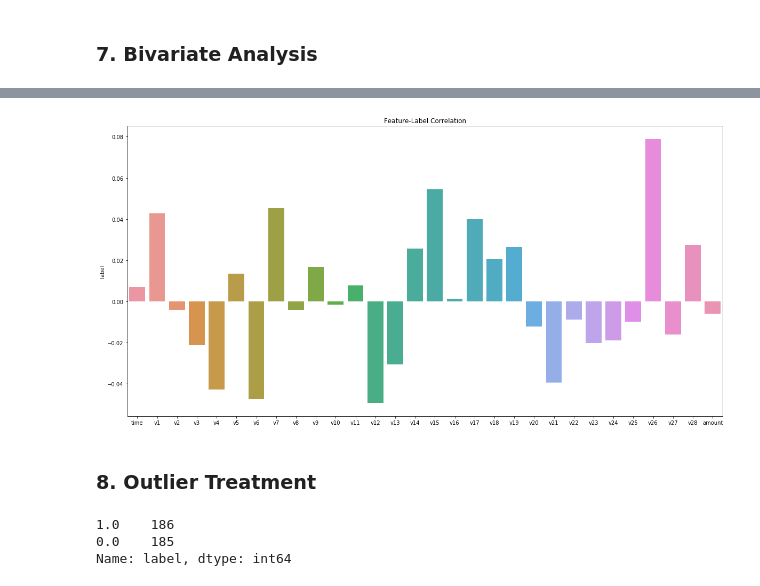
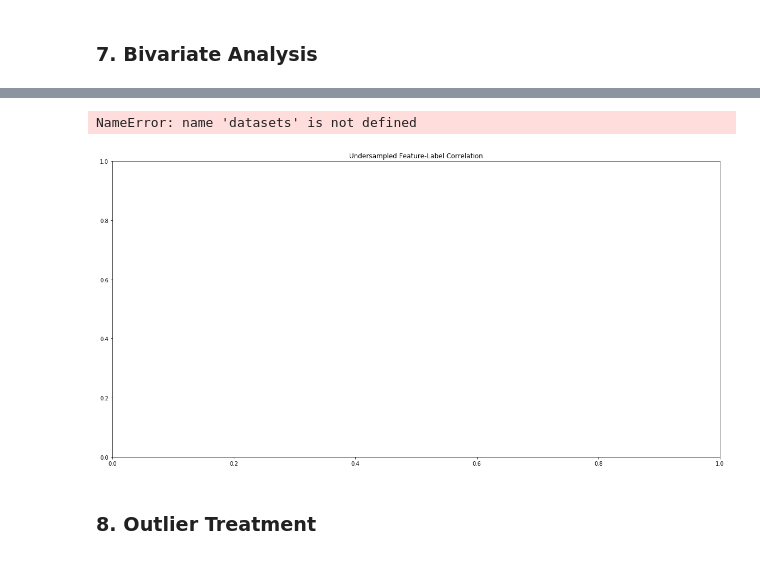
Before and after one commit to tobyzl2/Credit-Card-Fraud-Classification, a Jupyter notebook: credit_card_fraud_classification.ipynb, the cells around one changed output, grey strips where cells are left out. Saved outputs shown, nothing was run; the diff lists cells and outputs as text; code cells hidden in the pictures.

```diff
--- a/credit_card_fraud_classification.ipynb
+++ b/credit_card_fraud_classification.ipynb
@@ -176,5 +176,6 @@ plt.show()
 # %%
 from sklearn.utils import resample
+from imblearn.over_sampling import SMOTE
 
 # Concatenate features and labels for train set
 train_dataset = pd.concat([train_features, train_labels], axis = 1)
@@ -200,3 +201,15 @@ def oversample(not_fraud_dataset, fraud_dataset):
     train_dataset_oversampled = pd.concat([fraud_oversampled, not_fraud_dataset])
 
     return train_dataset_oversampled
+
+def smote(train_features, train_labels):
+    # Apply smote
+    sm = SMOTE()
+    train_features_smote, train_labels_smote = sm.fit_sample(train_features, train_labels)
+
+    # Concatenate features and labels
+    train_features_smote_df = pd.DataFrame(train_features_smote, columns = train_features.columns)
+    train_lables_smote_df = pd.DataFrame(train_labels_smote, columns = train_labels.columns)
+    train_dataset_smote = pd.concat([train_features_smote_df, train_lables_smote_df], axis = 1)
+
+    return train_dataset_smote
@@ -207,6 +238,8 @@ train_labels_resampled = train_dataset["label"]
 # %%
-# Resampled label counts
-print(train_dataset_resampled.label.value_counts())
-sns.countplot(train_dataset_resampled.label)
-plt.show()
+# Print label counts
+for name, dataset in train_datasets_dict.items():
+    print("{} Label Counts".format(name))
+    print(dataset.label.value_counts())
+    sns.countplot(dataset.label).set_title("{} Label Counts".format(name))
+    plt.show()
 # %% [output]
@@ -218,8 +262,9 @@ Name: label, dtype: int64
 ### 7. Bivariate Analysis
 # %%
 # Feature-feature correlation heatmap
-plt.figure(figsize=(20, 10))
-plt.title("Feature-Feature Correlation")
-sns.heatmap(train_features_resampled.corr())
-plt.show()
+for name, features in train_features_dict.items():
+    plt.figure(figsize=(20, 10))
+    plt.title("{} Feature-Feature Correlation".format(name))
+    sns.heatmap(features.corr())
+    plt.show()
 # %% [output]
@@ -227,11 +274,13 @@ plt.show()
 # %%
 # Feature-label correlation barplot
-plt.figure(figsize=(20, 10))
-plt.title("Feature-Label Correlation")
-sns.barplot(train_features_resampled.columns, train_dataset_resampled.corr()["label"].iloc[:-1])
-plt.show()
+for name, dataset in train_datasets_dict.items():
+    plt.figure(figsize=(20, 10))
+    plt.title("{} Feature-Label Correlation".format(name))
+    sns.barplot(datasets.drop("label", axis = 1).columns, dataset.corr()["label"].iloc[:-1])
+    plt.show()
 # %% [output]
+NameError: name 'datasets' is not defined
-[figure, old version]
+[figure, new version]
 # %% [markdown]
 ### 8. Outlier Treatment
 # %%
@@ -249,6 +300,0 @@ outliers = train_dataset_resampled.iloc[outlier_index.to_list()]
-# %%
-outliers["label"].value_counts()
-# %% [output]
-1.0    186
-0.0    185
-Name: label, dtype: int64
```
Also changed, not shown: parts of 8 cells of this notebook.
